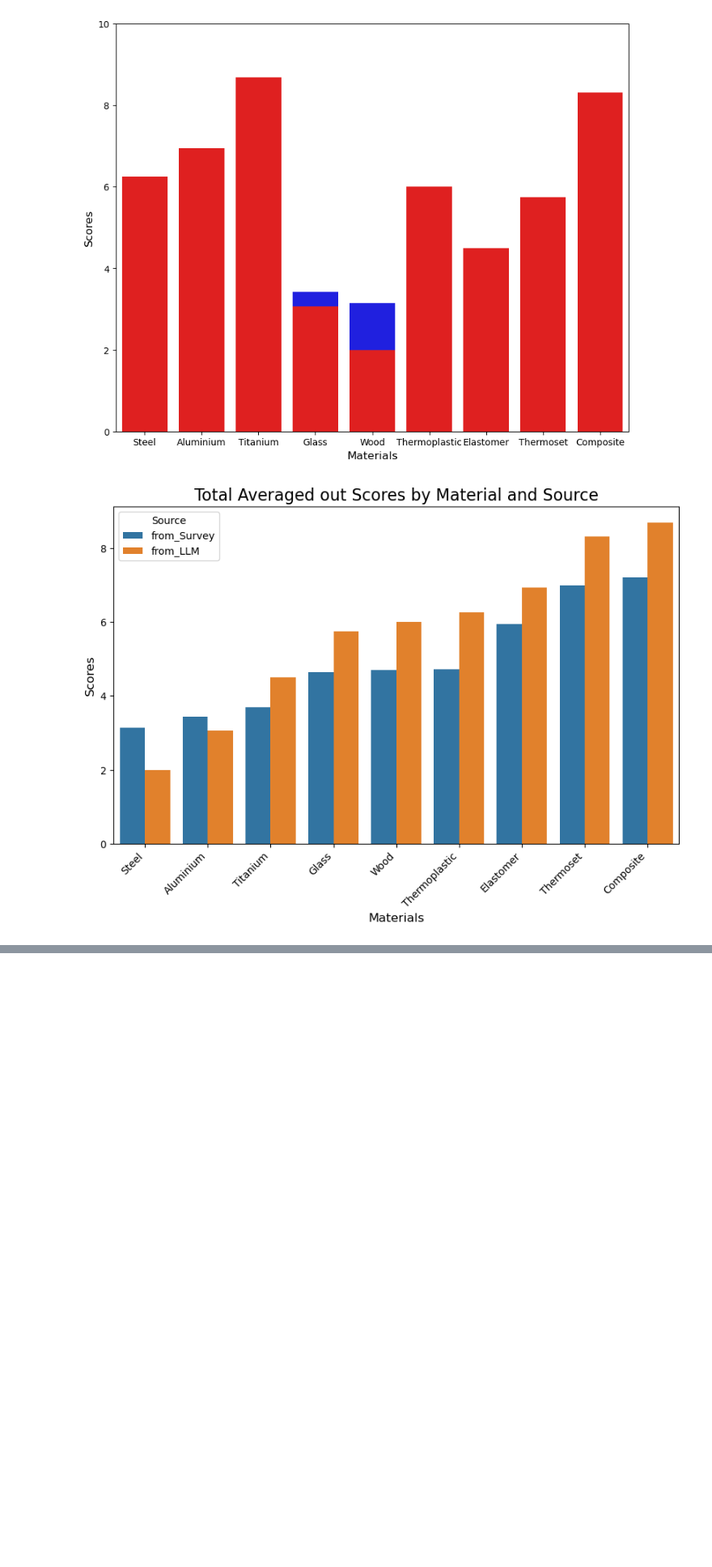
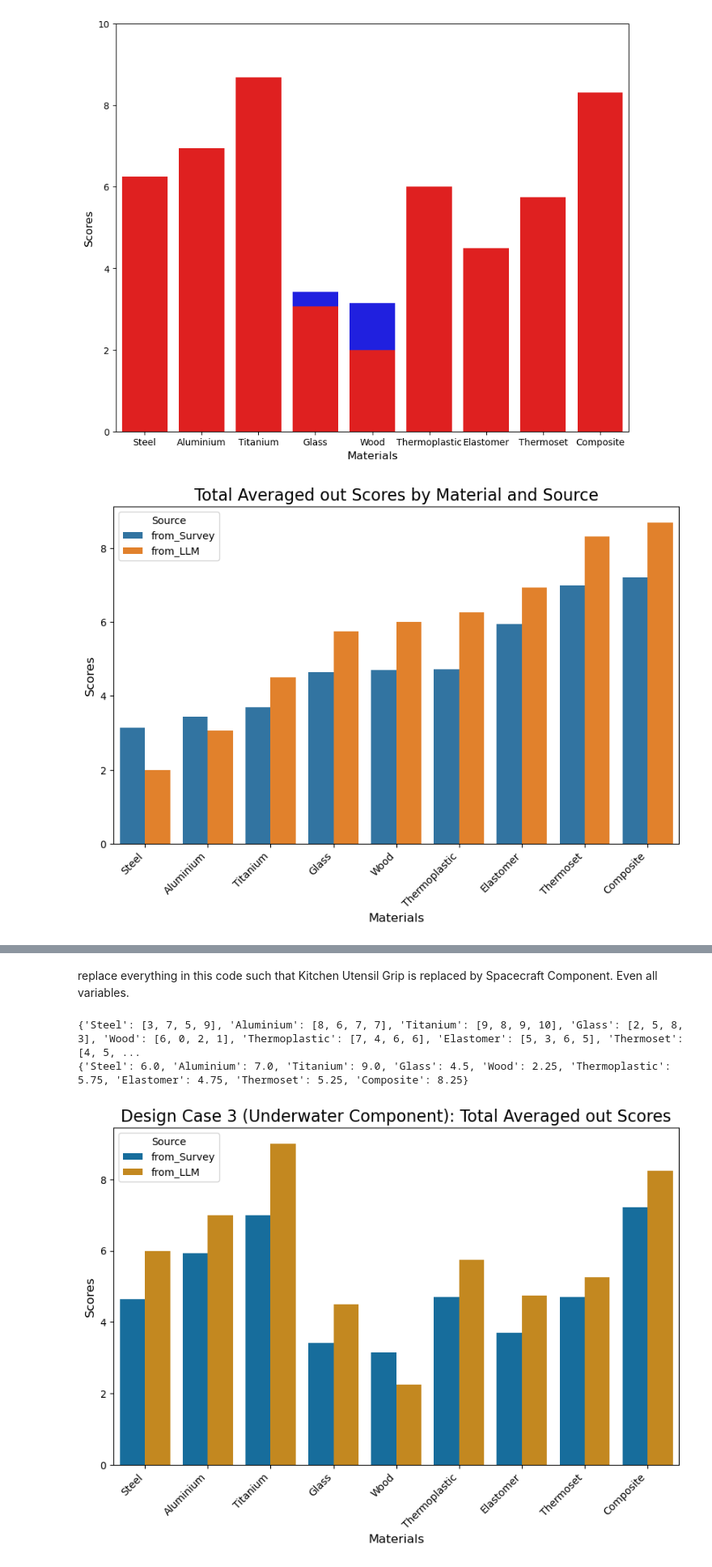
Before and after one commit to cmudrc/LLM-for-Material-Selection, a Jupyter notebook: SurveyLLM comparison.ipynb, the cells around one changed output, grey strips where cells are left out. Shown at 81% size. Cells and saved outputs as stored; diff of their text form; code cells hidden in the pictures; blank space fills up the shorter version.

```diff
--- a/SurveyLLM comparison.ipynb
+++ b/SurveyLLM comparison.ipynb
@@ -1134,0 +1283,71 @@ plt.show()
+# %% [markdown]
+replace everything in this code such that Kitchen Utensil Grip is replaced by Spacecraft Component. Even all variables.
+# %%
+import ast
+
+# file_path = '/Users/yashpatawari/LLM-for-Material-Selection/All 10_GPT4/Underwater Component_Corrosion Resistant.json'  # Replace with the actual file path
+
+design_case = ['Kitchen Utensil Grip', 'Underwater Component', 'Spacecraft Component', 'Safety Helmet']
+design_criterion = ['Lightweight', 'Resistant to Heat', 'Corrosion Resistant', 'High Strength']
+
+underwater_llm = {}
+
+for case in design_case:
+    for criterion in design_criterion:
+        if case == 'Underwater Component':
+            file_path = f'/Users/yashpatawari/LLM-for-Material-Selection/All 10_GPT4/{case}_{criterion}.json'
+        # file_path = f'/Users/yashpatawari/LLM-for-Material-Selection/All 10_GPT4/{case}_{criterion}.json'
+
+            with open(file_path, 'r') as f:
+                data = json.load(f)
+                underwater_llm[f"{case}_{criterion}"] = ast.literal_eval(data)
+
+material_list_underwater = {}
+
+for m in materials:
+    material_list_underwater[f"{m}"] = []
+
+
+# material_list = {}
+for criterion in design_criterion:
+    for material in materials:
+        material_list_underwater[f"{material}"].append(underwater_llm[f"Underwater Component_{criterion}"][f"{material}"])
+
+print(material_list_underwater)
+
+average_scores_underwater = {}
+
+for material, scores in material_list_underwater.items():
+    average_scores_underwater[material] = sum(scores) / len(scores)
+
+print(average_scores_underwater)
+
+survey_list = [mean_steel_total, mean_aluminium_total, mean_titanium_total, mean_glass_total, mean_wood_total, mean_thermoplastic_total, mean_elastomer_total, mean_thermoset_total, mean_composite_total]
+
+llm_list_underwater =  [average_scores_underwater['Steel'], average_scores_underwater['Aluminium'], average_scores_underwater['Titanium'], average_scores_underwater['Glass'], average_scores_underwater['Wood'], average_scores_underwater['Thermoplastic'], average_scores_underwater['Elastomer'], average_scores_underwater['Thermoset'], average_scores_underwater['Composite']]
+
+sorted_survey_list = sorted(survey_list)
+sorted_llm_list_underwater = sorted(llm_list_underwater)
+
+
+data_underwater = pd.DataFrame({
+    'Materials': materials * 2,
+    'Scores': survey_list + llm_list_underwater,
+    'Source': ['from_Survey'] * len(materials) + ['from_LLM'] * len(materials)
+})
+
+plt.figure(figsize=(10, 6))
+color_palette = sns.color_palette("colorblind")
+
+# Plot the bar chart with the colorblind-friendly palette
+sns.barplot(x='Materials', y='Scores', hue='Source', data=data_underwater, errorbar="sd", palette=color_palette)
+plt.xlabel('Materials', fontsize=12)
+plt.ylabel('Scores', fontsize=12)
+plt.title('Design Case 3 (Underwater Component): Total Averaged out Scores', fontsize=16)
+plt.xticks(rotation=45, ha='right')
+plt.legend(title='Source')
+plt.show()
+# %% [output]
+{'Steel': [3, 7, 5, 9], 'Aluminium': [8, 6, 7, 7], 'Titanium': [9, 8, 9, 10], 'Glass': [2, 5, 8, 3], 'Wood': [6, 0, 2, 1], 'Thermoplastic': [7, 4, 6, 6], 'Elastomer': [5, 3, 6, 5], 'Thermoset': [4, 5, ...
+{'Steel': 6.0, 'Aluminium': 7.0, 'Titanium': 9.0, 'Glass': 4.5, 'Wood': 2.25, 'Thermoplastic': 5.75, 'Elastomer': 4.75, 'Thermoset': 5.25, 'Composite': 8.25}
+[figure, added]
```
Also changed, not shown: parts of 18 cells of this notebook, 1 other file.
